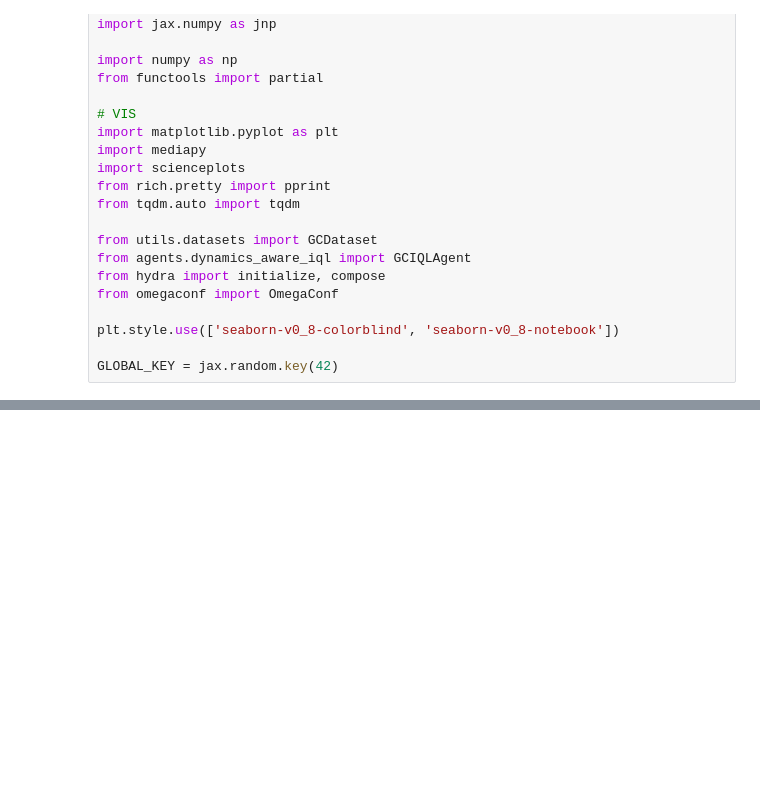
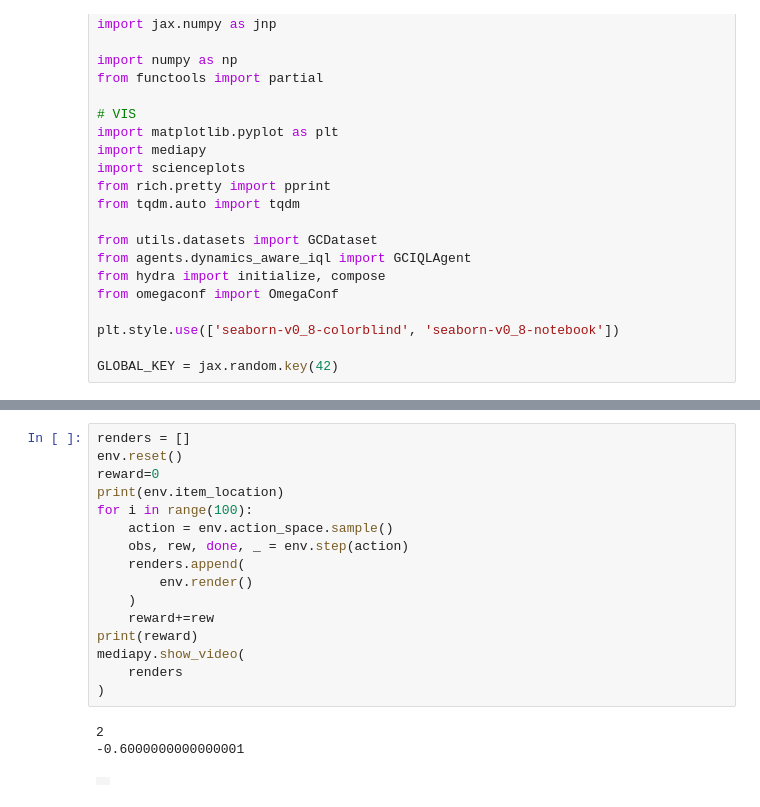
Before and after one commit to skylooop/BeliefConditionedFB, a Jupyter notebook: notebooks/new_env.ipynb, the cells around one changed output, grey strips where cells are left out. Cells and saved outputs as stored; diff of their text form; blank space fills up the shorter version.

```diff
--- a/notebooks/new_env.ipynb
+++ b/notebooks/new_env.ipynb
@@ -61,0 +222,20 @@ plt.imshow(env.render())
+# %%
+renders = []
+env.reset()
+reward=0
+print(env.item_location)
+for i in range(100):
+    action = env.action_space.sample()
+    obs, rew, done, _ = env.step(action)
+    renders.append(
+        env.render()
+    )
+    reward+=rew
+print(reward)
+mediapy.show_video(
+    renders
+)
+# %% [output]
+2
+-0.6000000000000001
+|  |
```
Also changed, not shown: parts of 6 cells of this notebook, 3 other files.
